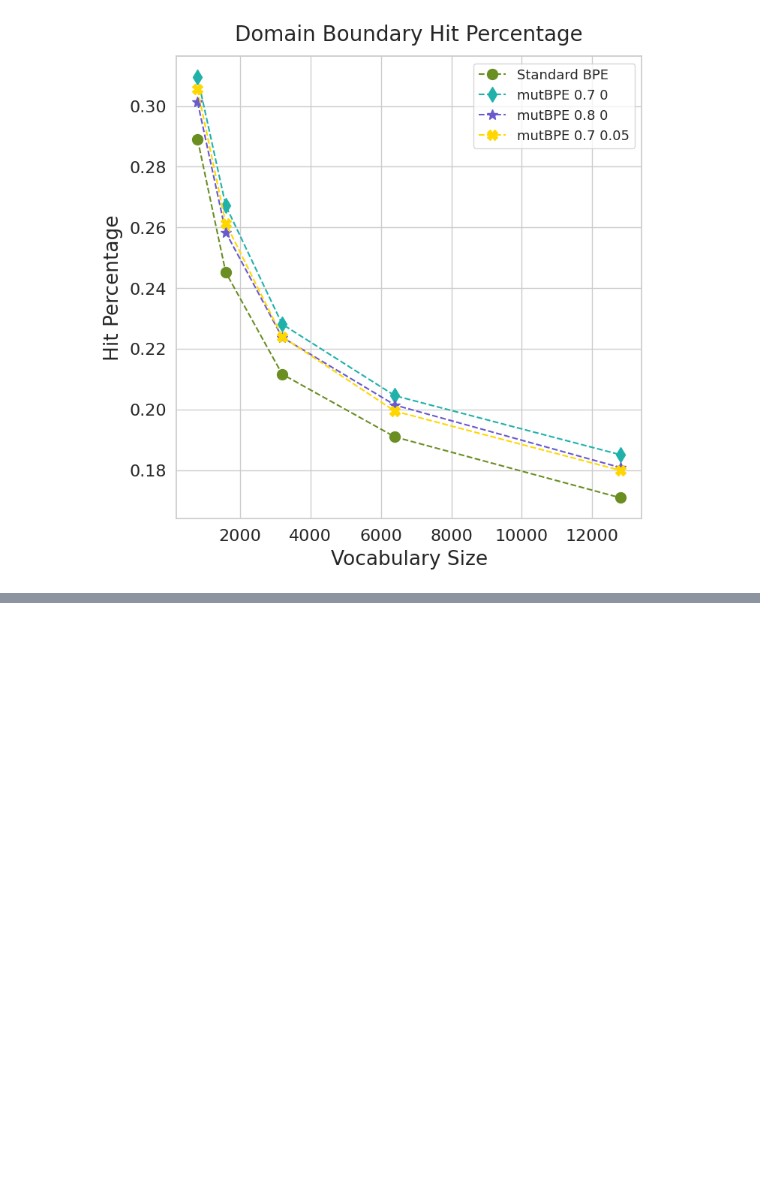
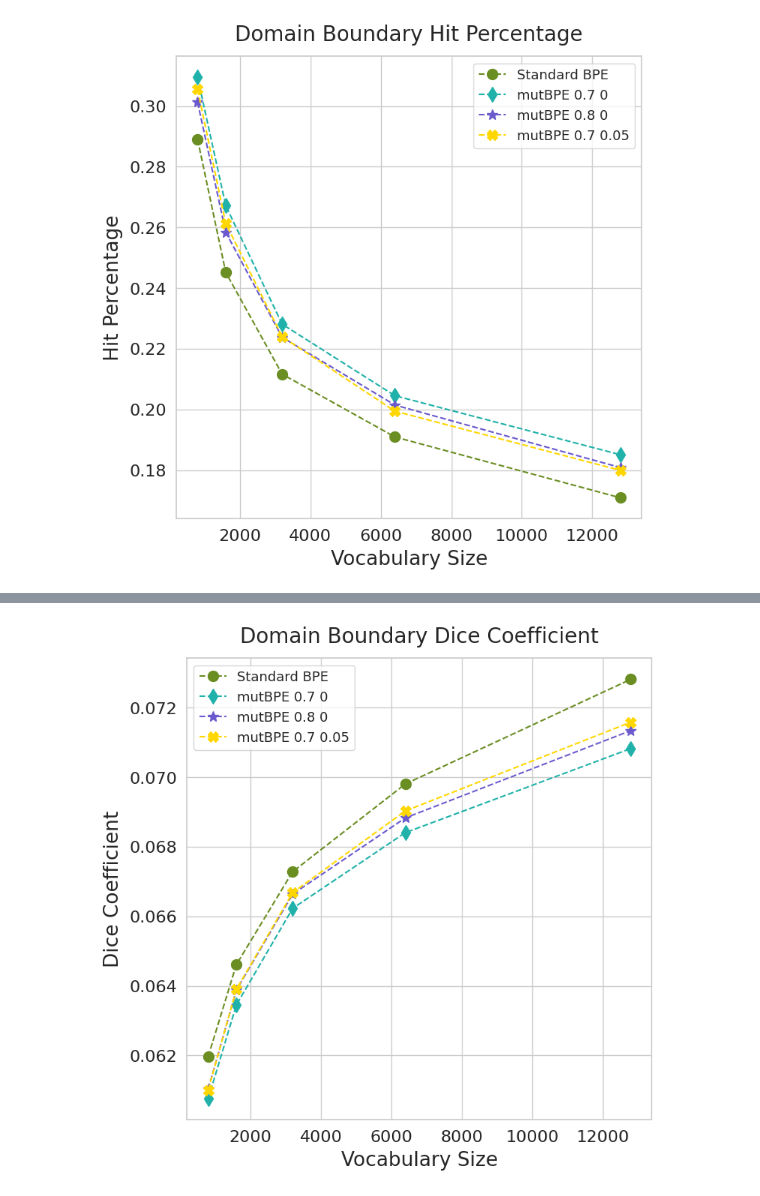
Before and after one commit to boun-tabi-lifelu/evolutionary-subword-tokenization, a Jupyter notebook: Prog/linguistic_laws_meet_protein_sequences.ipynb, the cells around one changed output, grey strips where cells are left out. Saved outputs shown, nothing was run; the diff lists cells and outputs as text; code cells hidden in the pictures; blank space fills up the shorter version.

Commit message:
dice coefficient for domain boundaries added

```diff
--- a/Prog/linguistic_laws_meet_protein_sequences.ipynb
+++ b/Prog/linguistic_laws_meet_protein_sequences.ipynb
@@ -757,8 +757,8 @@ tokens_cumsum_df
 def domain_boundary_detection(row):
     return {token_col+'_boundary': (True if row['start_index'] == 1 else row['start_index']-1 in row[token_col], row['end_index'] in row[token_col]) for token_col in list(tokenizer_list.keys())}
 
-df_tokens_domain_boundary = pd.DataFrame.from_dict(list(tokens_cumsum_df.apply(domain_boundary_detection, axis=1)))
-df_tokens_domain_boundary = pd.concat([tokens_cumsum_df.loc[:, :'source'], df_tokens_domain_boundary], axis=1)
+df_tokens_domain_boundary = pd.DataFrame.from_dict(list(df_tokens_cumsum.apply(domain_boundary_detection, axis=1)))
+df_tokens_domain_boundary = pd.concat([df_tokens_cumsum.loc[:, :'source'], df_tokens_domain_boundary], axis=1)
 df_tokens_domain_boundary
 # %% [output]
 |  | uniprot_id | sequence | start_index | end_index | source | bpe_800_boundary | bpe_1600_boundary | ... |
@@ -801,0 +804,4 @@ plt.show()
+# %%
+df_domain_boundaries_merged = df_domain_boundaries.groupby('uniprot_id').agg({'sequence': 'first', 'start_index': list, 'end_index':list}).reset_index()
+df_domain_boundaries_merged['boundary_indices'] = df_domain_boundaries_merged.apply(lambda row: set([0]+(np.array(row['start_index'])-1).tolist() + row['end_index'] + [len(row['sequence'])]), axis=1)
+df_domain_boundaries_merged
@@ -801,0 +822,5 @@ plt.show()
+# %%
+df_tokens_cumsum_boundaries = pd.merge(df_domain_boundaries_merged, df_tokens_cumsum_init, 'inner', ['uniprot_id'])
+df_tokens_cumsum_boundaries.loc[:,'bpe_800':] = df_tokens_cumsum_boundaries.loc[:,'bpe_800':].map(lambda x: set([0]+x.tolist()))
+print(df_tokens_cumsum_boundaries.shape)
+display(df_tokens_cumsum_boundaries.head())
@@ -801,0 +836,9 @@ plt.show()
+# %%
+def calc_dice_idx_only(indices1, indices2):
+    return 2 * len(indices1.intersection(indices2)) / (len(indices1) + len(indices2))
+
+df_tokens_boundaries_dice = pd.DataFrame.from_dict(list(df_tokens_cumsum_boundaries.apply(lambda row:
+    {token_col+'_dice': calc_dice_idx_only(row['boundary_indices'], row[token_col]) for token_col in list(tokenizer_list.keys())},
+    axis=1)))
+df_tokens_boundaries_dice = pd.concat([df_tokens_cumsum_boundaries.loc[:, :'boundary_indices'], df_tokens_boundaries_dice], axis=1)
+df_tokens_boundaries_dice
@@ -801,0 +859,23 @@ plt.show()
+# %%
+sns.set_style("whitegrid")
+for i, method in enumerate(methods):
+    plt.plot(vocab_sizes, [df_tokens_boundaries_dice[f'{method}_{vocab_size}_dice'].mean() for vocab_size in vocab_sizes],
+             markers[i],
+             color=colors[i],
+             markersize=10,
+             label=methods2names[method])
+
+plt.title(f"Domain Boundary Dice Coefficient", pad=title_pad)
+plt.xlabel("Vocabulary Size", labelpad=label_pad)
+plt.ylabel("Dice Coefficient", labelpad=label_pad)
+plt.legend()
+
+# plt.xlim([0, 2000])
+# plt.ylim([.1, .4])
+
+# plt.savefig(f'{figures_folder_name}/domain_boundary.pdf', bbox_inches='tight')
+# plt.savefig(f'{figures_folder_name}/domain_boundary.png', bbox_inches='tight')
+
+plt.show()
+# %% [output]
+[figure, added]
```
Also changed, not shown: parts of 5 cells of this notebook.
